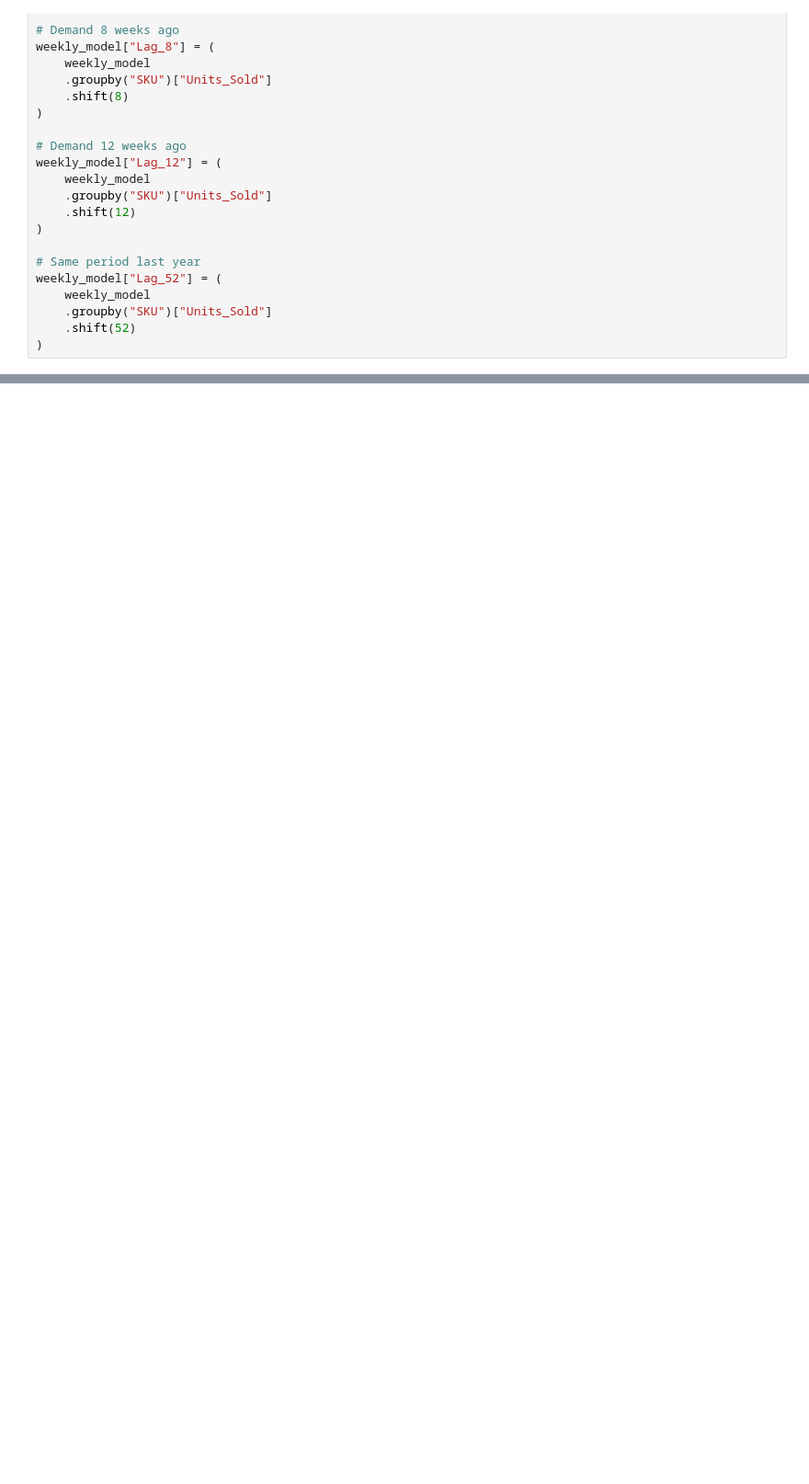
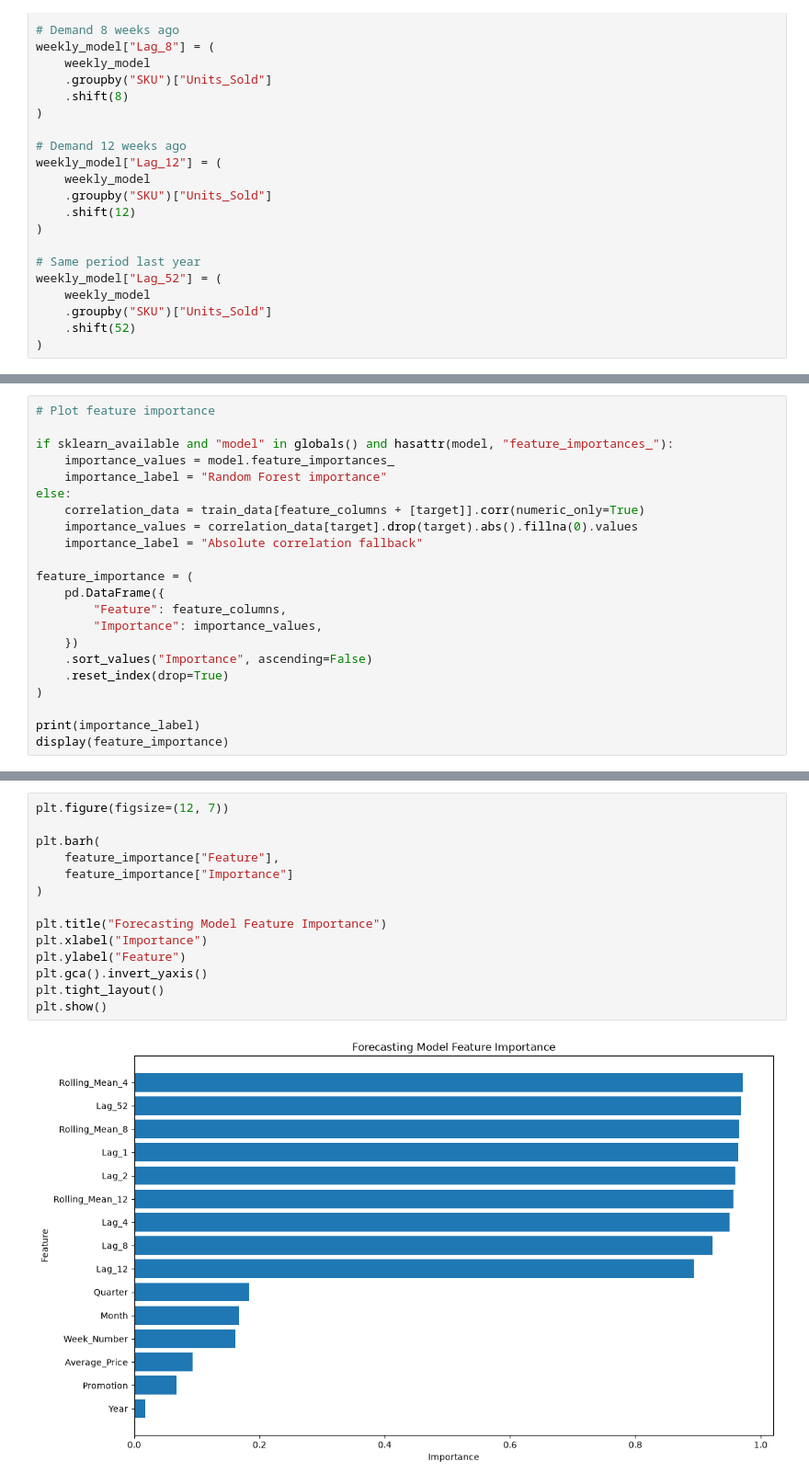
Before and after one commit to akrititripathi9090-lang/foresight-demand-inventory-intelligence, a Jupyter notebook: notebooks/01_data_quality_EDA.ipynb, the cells around one changed output, grey strips where cells are left out. Shown at 92% size. Saved outputs shown, nothing was run; the diff lists cells and outputs as text; blank space fills up the shorter version.

```diff
--- a/notebooks/01_data_quality_EDA.ipynb
+++ b/notebooks/01_data_quality_EDA.ipynb
@@ -1566,0 +1684,22 @@ weekly_model["Rolling_Mean_12"] = (
+# %%
+# Plot feature importance
+
+if sklearn_available and "model" in globals() and hasattr(model, "feature_importances_"):
+    importance_values = model.feature_importances_
+    importance_label = "Random Forest importance"
+else:
+    correlation_data = train_data[feature_columns + [target]].corr(numeric_only=True)
+    importance_values = correlation_data[target].drop(target).abs().fillna(0).values
+    importance_label = "Absolute correlation fallback"
+
+feature_importance = (
+    pd.DataFrame({
+        "Feature": feature_columns,
+        "Importance": importance_values,
+    })
+    .sort_values("Importance", ascending=False)
+    .reset_index(drop=True)
+)
+
+print(importance_label)
+display(feature_importance)
@@ -1566,0 +1724,16 @@ weekly_model["Rolling_Mean_12"] = (
+# %%
+plt.figure(figsize=(12, 7))
+
+plt.barh(
+    feature_importance["Feature"],
+    feature_importance["Importance"]
+)
+
+plt.title("Forecasting Model Feature Importance")
+plt.xlabel("Importance")
+plt.ylabel("Feature")
+plt.gca().invert_yaxis()
+plt.tight_layout()
+plt.show()
+# %% [output]
+[figure, added]
```
Also changed, not shown: parts of 7 cells of this notebook, 4 other files.
